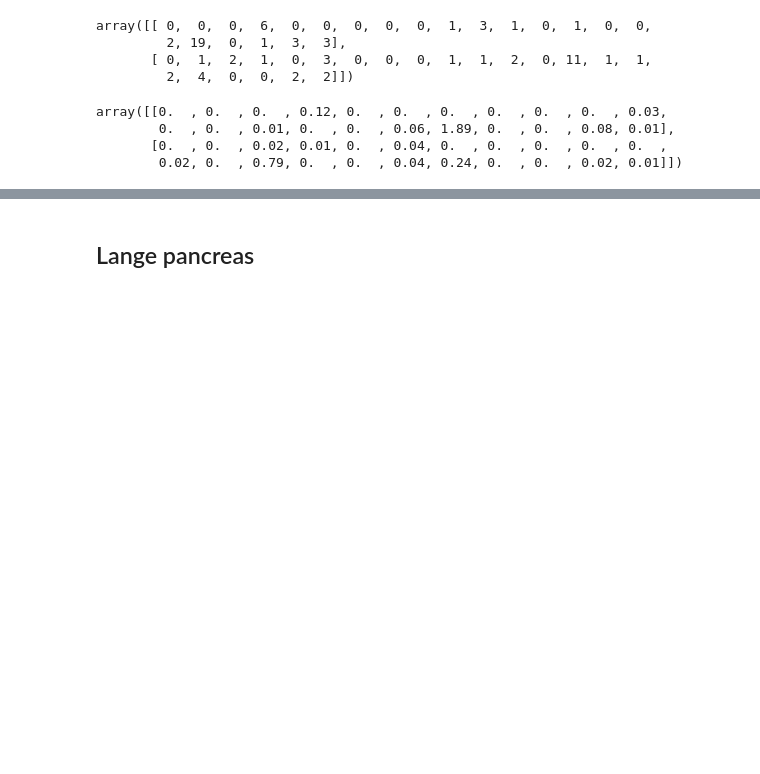
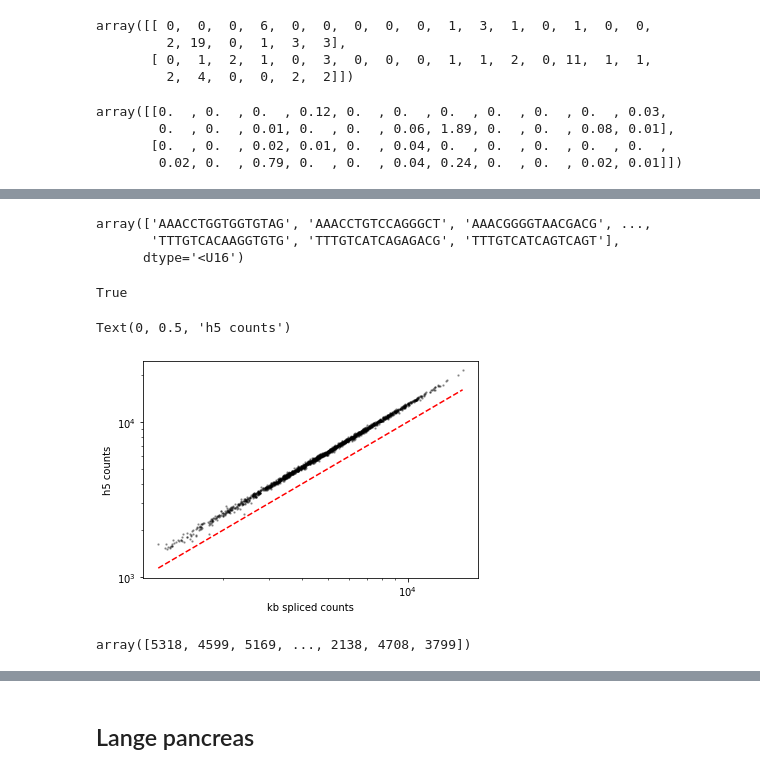
Before and after one commit to pachterlab/FGP_2024, a Jupyter notebook: notebooks/prospectives.ipynb, the cells around one changed output, grey strips where cells are left out. Saved outputs shown, nothing was run; the diff lists cells and outputs as text; code cells hidden in the pictures; blank space fills up the shorter version.

```diff
--- a/notebooks/prospectives.ipynb
+++ b/notebooks/prospectives.ipynb
@@ -525,0 +608,2 @@ array([[0.  , 0.  , 0.  , 0.12, 0.  , 0.  , 0.  , 0.  , 0.  , 0.  , 0.03,
+# %%
+f = h5py.File('/home/ggorin/count_data/poisson_regression/schiebinger/{}.h5'.format(d),'r')
@@ -525,0 +629,7 @@ array([[0.  , 0.  , 0.  , 0.12, 0.  , 0.  , 0.  , 0.  , 0.  , 0.  , 0.03,
+# %%
+data = f['mm10']['data']
+indices = f['mm10']['indices']
+indptr = f['mm10']['indptr']
+shp = f['mm10']['shape']
+
+csrm = csr_matrix((data, indices, indptr), shape=(shp[1],shp[0]))
@@ -525,0 +638,29 @@ array([[0.  , 0.  , 0.  , 0.12, 0.  , 0.  , 0.  , 0.  , 0.  , 0.  , 0.03,
+# %%
+np.asarray([x[:-2] for x in f['mm10']['barcodes'][:]],dtype=str)
+# %% [output]
+array(['AAACCTGGTGGTGTAG', 'AAACCTGTCCAGGGCT', 'AAACGGGGTAACGACG', ...,
+       'TTTGTCACAAGGTGTG', 'TTTGTCATCAGAGACG', 'TTTGTCATCAGTCAGT'],
+      dtype='<U16')
+# %%
+np.all(barcodes==np.asarray([x[:-2] for x in f['mm10']['barcodes'][:]],dtype=str))
+# %% [output]
+True
+# %%
+cellsize_h5 = np.asarray(csrm.sum(1)).squeeze()
+# %%
+cellsize_kb = layers[1].sum(0).squeeze()
+# %%
+plt.scatter(cellsize_kb,cellsize_h5,2,'k',alpha=0.3)
+plt.xscale('log')
+plt.yscale('log')
+xl = [min(cellsize_kb),max(cellsize_kb)]
+plt.plot(xl,xl,'r--')
+plt.xlabel('kb spliced counts')
+plt.ylabel('h5 counts')
+# %% [output]
+Text(0, 0.5, 'h5 counts')
+[figure, added]
+# %%
+cellsize_kb
+# %% [output]
+array([5318, 4599, 5169, ..., 2138, 4708, 3799])
```
Also changed, not shown: parts of 33 cells of this notebook.
